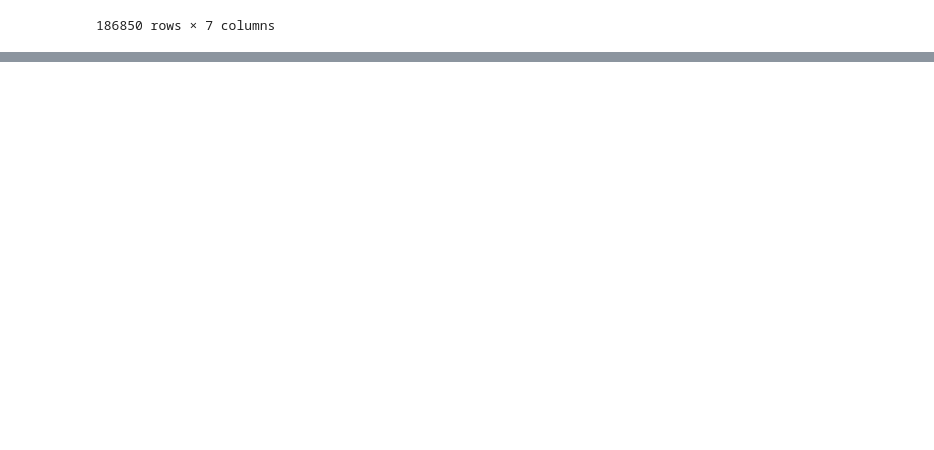
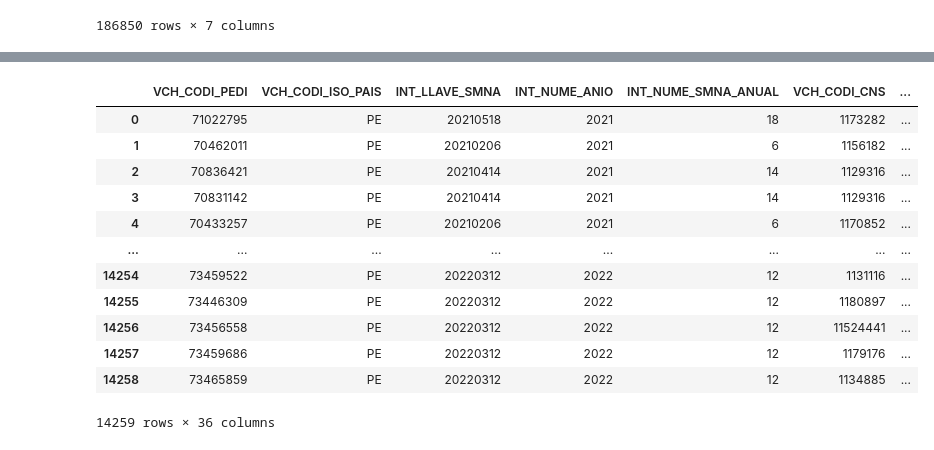
Before and after one commit to borissinchec/MyRepo, a Jupyter notebook: taller_python_02.ipynb, the cells around one changed output, grey strips where cells are left out. Drawn from its saved outputs; the diff is of its cells as text; code cells hidden in the pictures; blank space fills up the shorter version.

```diff
--- a/taller_python_02.ipynb
+++ b/taller_python_02.ipynb
@@ -442,0 +514,18 @@ all_data
+# %%
+df = pd.read_csv('data_ventas.csv', delimiter=';')
+# %%
+df
+# %% [output]
+|  | VCH_CODI_PEDI | VCH_CODI_ISO_PAIS | INT_LLAVE_SMNA | INT_NUME_ANIO | INT_NUME_SMNA_ANUAL | VCH_CODI_CNS | ... |
+| 0 | 71022795 | PE | 20210518 | 2021 | 18 | 1173282 | ... |
+| 1 | 70462011 | PE | 20210206 | 2021 | 6 | 1156182 | ... |
+| 2 | 70836421 | PE | 20210414 | 2021 | 14 | 1129316 | ... |
+| 3 | 70831142 | PE | 20210414 | 2021 | 14 | 1129316 | ... |
+| 4 | 70433257 | PE | 20210206 | 2021 | 6 | 1170852 | ... |
+| ... | ... | ... | ... | ... | ... | ... | ... |
+| 14254 | 73459522 | PE | 20220312 | 2022 | 12 | 1131116 | ... |
+| 14255 | 73446309 | PE | 20220312 | 2022 | 12 | 1180897 | ... |
+| 14256 | 73456558 | PE | 20220312 | 2022 | 12 | 11524441 | ... |
+| 14257 | 73459686 | PE | 20220312 | 2022 | 12 | 1179176 | ... |
+| 14258 | 73465859 | PE | 20220312 | 2022 | 12 | 1134885 | ... |
+14259 rows × 36 columns
```
Also changed, not shown: parts of 18 cells of this notebook.
